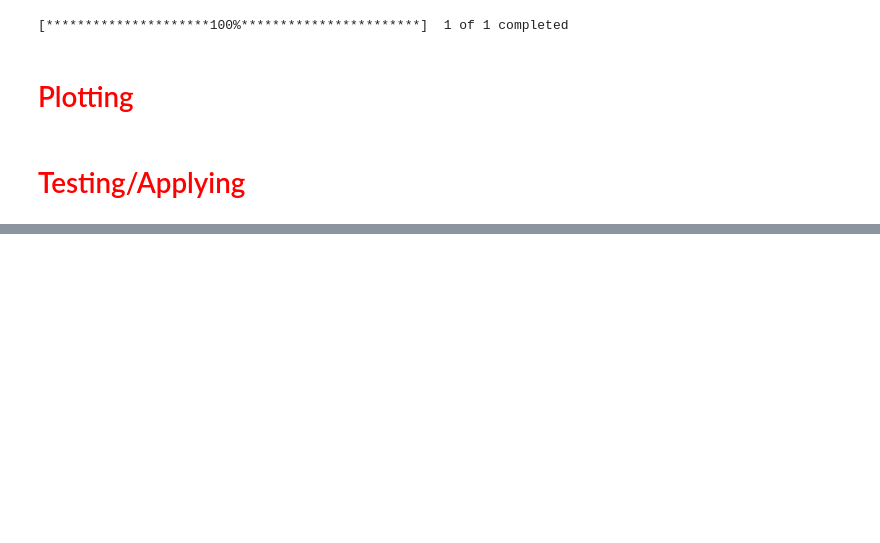
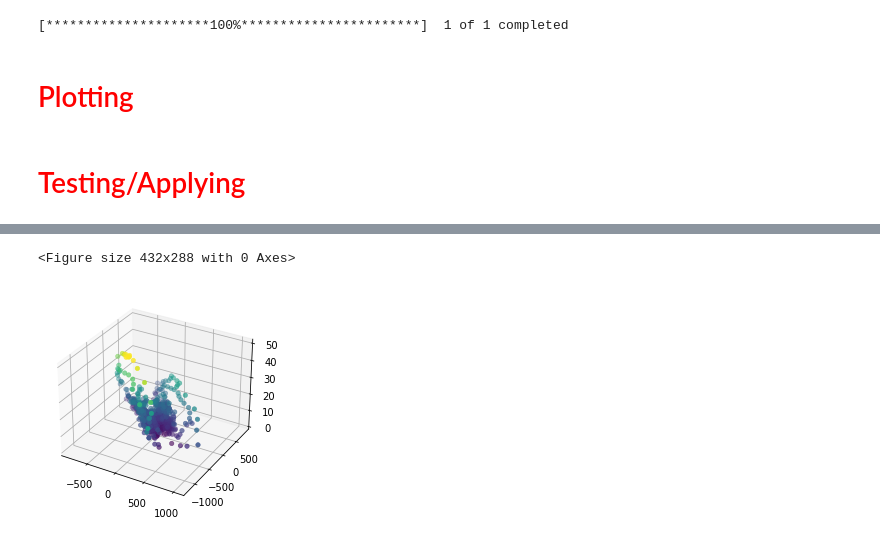
Before and after one commit to Eremeyen/bull_bear_equilibrium, a Jupyter notebook: bull_bear_equilibrium.ipynb, the cells around one changed output, grey strips where cells are left out. Saved outputs shown, nothing was run; the diff lists cells and outputs as text; code cells hidden in the pictures; blank space fills up the shorter version.

```diff
--- a/bull_bear_equilibrium.ipynb
+++ b/bull_bear_equilibrium.ipynb
@@ -223,0 +258,5 @@ df.to_csv("test.csv")
+# %%
+plot_gradients_percentage_3d(df_test_smaller)
+# %% [output]
+<Figure size 432x288 with 0 Axes>
+[figure, added]
```
Also changed, not shown: parts of 12 cells of this notebook.
